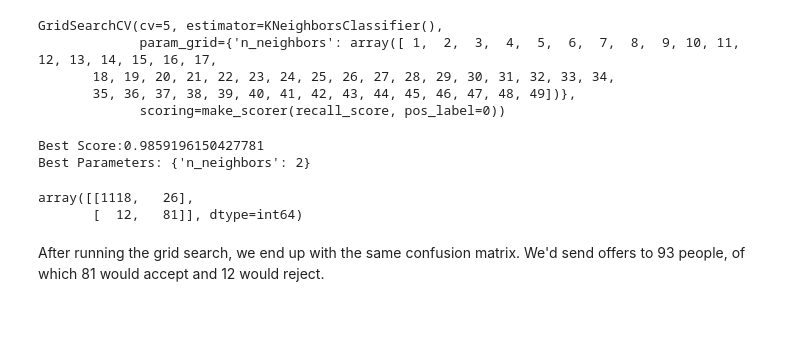
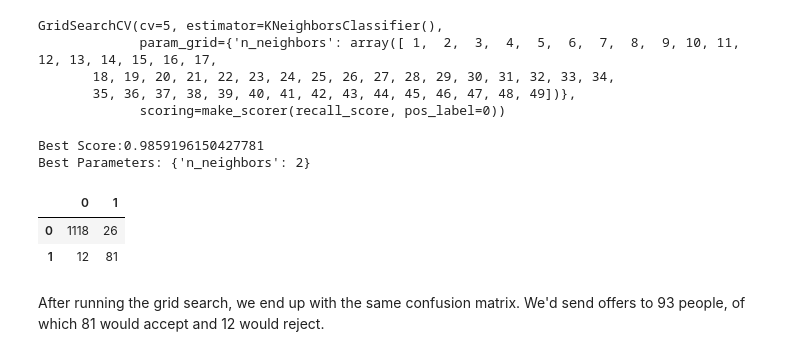
Before and after one commit to bdrau90/Capstone_3, a Jupyter notebook: capstone_3_modeling.ipynb, the cells around one changed output. Drawn from its saved outputs; the diff is of its cells as text; code cells hidden in the pictures; blank space fills up the shorter version.

```diff
--- a/capstone_3_modeling.ipynb
+++ b/capstone_3_modeling.ipynb
@@ -150,10 +152,12 @@ Best Score:0.9859196150427781
 Best Parameters: {'n_neighbors': 2}
 # %%
 y_knn_pred_2 = knn_cv.predict(X_test)
-cm(y_knn_pred_2, y_test)
+confusion_matrix = cm(y_knn_pred_2, y_test)
+pd.DataFrame(confusion_matrix, columns = ['0','1'], index = ['0','1'])
 # %% [output]
-array([[1118,   26],
-       [  12,   81]], dtype=int64)
+|  | 0 | 1 |
+| 0 | 1118 | 26 |
+| 1 | 12 | 81 |
 # %% [markdown]
 After running the grid search, we end up with the same confusion matrix. We'd send offers to 93 people, of which 81 would accept and 12 would reject.
 # %% [markdown]
```
Also changed, not shown: parts of 6 cells of this notebook.
